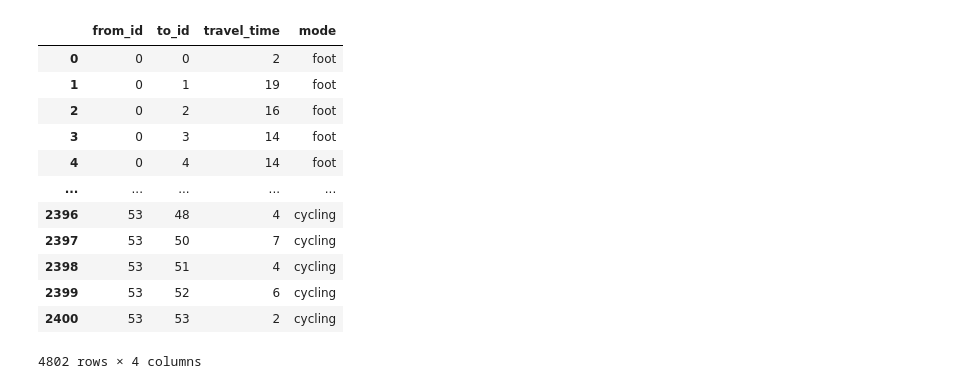
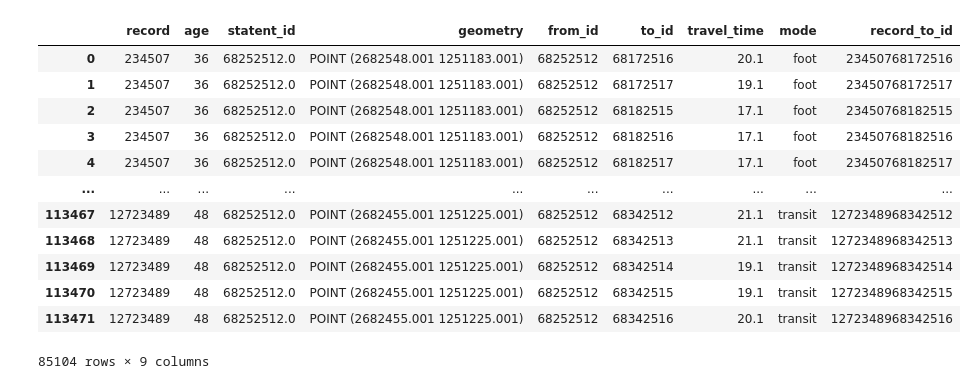
Before and after one commit to lukasballo/snman, a Jupyter notebook: scripts_accessibility_paper/r5.ipynb, the cells around one changed output. Saved outputs shown, nothing was run; the diff lists cells and outputs as text; code cells hidden in the pictures.

```diff
--- a/scripts_accessibility_paper/r5.ipynb
+++ b/scripts_accessibility_paper/r5.ipynb
@@ -54,18 +117,2 @@ transport_network = r5py.TransportNetwork(
 )
-# %%
-origins = geopandas.GeoDataFrame(
-    {
-        "id": ["origin"],
-        "geometry": [shapely.Point(2682699.0, 1250903.9)]
-    },
-    crs="EPSG:2056",
-)
-
-destinations = geopandas.GeoDataFrame(
-    {
-        "id": ["destination"],
-        "geometry": [shapely.Point(2682650.6, 1250981.0)]
-    },
-    crs="EPSG:2056",
-)
 # %%
@@ -113,0 +179,4 @@ tt_matrix['travel_time'] = tt_matrix['travel_time'] + 2
+# %%
+statpop_reduced = statpop_filtered.reset_index()[['record', 'age', 'statent_id', 'geometry']]
+statpop_reduced.set_index('record', inplace=True)
+statpop_reduced.head()
@@ -114,6 +191,4 @@ tt_matrix['travel_time'] = tt_matrix['travel_time'] + 2
 # %%
-import pandas as pd
-import geopandas as gpd
-
-accessibility_costs = pd.merge(statpop.reset_index(), tt_matrix, on='from_id', how='left')
-accessibility_costs.sort_values(['record', 'to_id', 'mode'], inplace=True)
+accessibility_costs = pd.merge(statpop_reduced.reset_index(), tt_matrix, how='left', left_on='statent_id', right_on='from_id')
+accessibility_costs = accessibility_costs[accessibility_costs['travel_time'].notna()]
+accessibility_costs
@@ -127,17 +209,18 @@ accessibility_costs.query('record==2951 and to_id==12')
-# %%
-tt_matrix
-# %% [output]
-|  | from_id | to_id | travel_time | mode |
-| 0 | 0 | 0 | 2 | foot |
-| 1 | 0 | 1 | 19 | foot |
-| 2 | 0 | 2 | 16 | foot |
-| 3 | 0 | 3 | 14 | foot |
-| 4 | 0 | 4 | 14 | foot |
-| ... | ... | ... | ... | ... |
-| 2396 | 53 | 48 | 4 | cycling |
-| 2397 | 53 | 50 | 7 | cycling |
-| 2398 | 53 | 51 | 4 | cycling |
-| 2399 | 53 | 52 | 6 | cycling |
-| 2400 | 53 | 53 | 2 | cycling |
-4802 rows × 4 columns
+# %%
+accessibility_costs['record_to_id'] = accessibility_costs['record'].astype(str) + accessibility_costs['to_id'].astype(str)
+accessibility_costs
+# %% [output]
+|  | record | age | statent_id | geometry | from_id | to_id | travel_time | mode | record_to_id |
+| 0 | 234507 | 36 | 68252512.0 | POINT (2682548.001 1251183.001) | 68252512 | 68172516 | 20.1 | foot | 23450768172516 |
+| 1 | 234507 | 36 | 68252512.0 | POINT (2682548.001 1251183.001) | 68252512 | 68172517 | 19.1 | foot | 23450768172517 |
+| 2 | 234507 | 36 | 68252512.0 | POINT (2682548.001 1251183.001) | 68252512 | 68182515 | 17.1 | foot | 23450768182515 |
+| 3 | 234507 | 36 | 68252512.0 | POINT (2682548.001 1251183.001) | 68252512 | 68182516 | 17.1 | foot | 23450768182516 |
+| 4 | 234507 | 36 | 68252512.0 | POINT (2682548.001 1251183.001) | 68252512 | 68182517 | 17.1 | foot | 23450768182517 |
+| ... | ... | ... | ... | ... | ... | ... | ... | ... | ... |
+| 113467 | 12723489 | 48 | 68252512.0 | POINT (2682455.001 1251225.001) | 68252512 | 68342512 | 21.1 | transit | 1272348968342512 |
+| 113468 | 12723489 | 48 | 68252512.0 | POINT (2682455.001 1251225.001) | 68252512 | 68342513 | 21.1 | transit | 1272348968342513 |
+| 113469 | 12723489 | 48 | 68252512.0 | POINT (2682455.001 1251225.001) | 68252512 | 68342514 | 19.1 | transit | 1272348968342514 |
+| 113470 | 12723489 | 48 | 68252512.0 | POINT (2682455.001 1251225.001) | 68252512 | 68342515 | 19.1 | transit | 1272348968342515 |
+| 113471 | 12723489 | 48 | 68252512.0 | POINT (2682455.001 1251225.001) | 68252512 | 68342516 | 20.1 | transit | 1272348968342516 |
+85104 rows × 9 columns
 # %%
```
Also changed, not shown: parts of 33 cells of this notebook, 40 other files.
